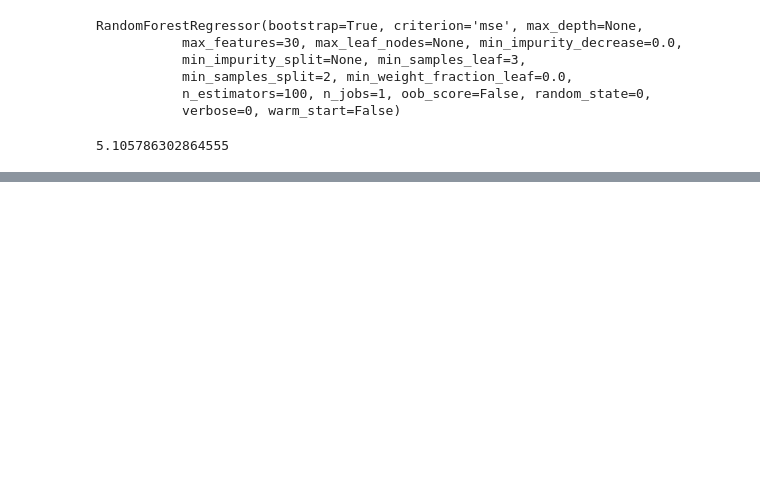
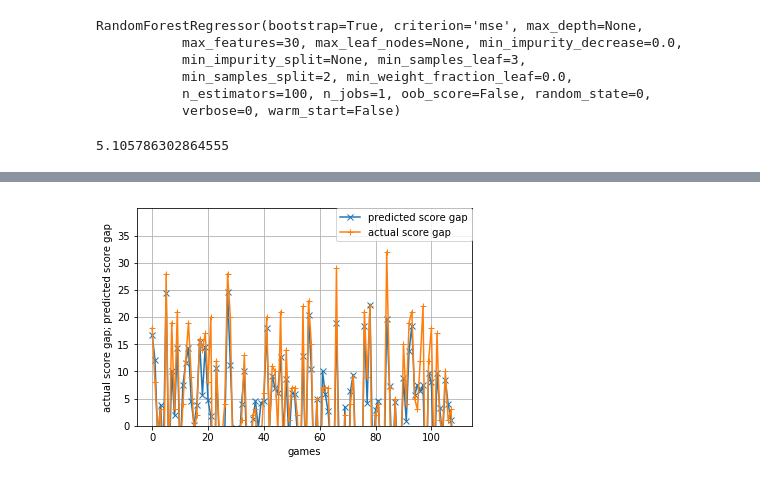
Before and after one commit to adabydee/unreal-madrid-project-1, a Jupyter notebook: PCA.ipynb, the cells around one changed output, grey strips where cells are left out. Drawn from its saved outputs; the diff is of its cells as text; code cells hidden in the pictures; blank space fills up the shorter version.

Commit message:
out of sample prediction

```diff
--- a/PCA.ipynb
+++ b/PCA.ipynb
@@ -76,5 +76,5 @@ rfreg = RandomForestRegressor(n_estimators=100, max_depth=25,
 feature_range = list(range(10,31))
 param_grid = dict(max_features=feature_range)
 # %%
-grid = GridSearchCV(rfreg, param_grid, cv=10, return_train_score=False, n_jobs = -1)
-grid.fit(train_x, train_y)
+# grid = GridSearchCV(rfreg, param_grid, cv=10, return_train_score=False, n_jobs = -1)
+# grid.fit(train_x, train_y)
@@ -106,5 +85,5 @@ RandomForestRegressor(bootstrap=True, criterion='mse', max_depth=25,
 # %%
-rfreg_best = RandomForestRegressor(n_estimators=100, **grid.best_params_,
+rfreg_best = RandomForestRegressor(n_estimators=100, max_features=30,
                               min_samples_split=2, min_samples_leaf=3,
                               random_state=0)
 rfreg_best.fit(train_x, train_y)
@@ -121,3 +100,13 @@ error = np.sqrt(mean_squared_error(test_y, prediction_randomfroest))
 print(error)
 # %% [output]
 5.105786302864555
+# %%
+# out-of-sample prediction
+out_of_sample = pd.read_csv('Out_of_Sample.csv')
+X_out = out_of_sample.drop(['score_gap_sign'], axis = 1)
+y_out = out_of_sample['score_gap_sign']
+rfreg_best.fit(x,y)
+pred = rfreg_best.predict(X_out)
+error = np.sqrt(mean_squared_error(y_out, pred))
+print(pred)
+print(error)
@@ -123,0 +131,19 @@ print(error)
+# %%
+# Visulization of prediction
+import matplotlib.pyplot as plt
+pred_list = list(pred)
+y_out_list = list(y_out)
+fig, ax = plt.subplots()
+plt.xlabel('games')
+plt.ylabel('actual score gap; predicted score gap')
+yticks = range(0,40,5)
+ax.set_yticks(yticks)
+ax.set_ylim([0,40])
+x = list(range(len(out_of_sample)))
+plt.plot(x,pred_list,"x-",label="predicted score gap")
+plt.plot(x,y_out_list,"+-",label="actual score gap")
+plt.grid(True)
+plt.legend(bbox_to_anchor=(1.0, 1), loc=1, borderaxespad=0.)
+plt.show()
+# %% [output]
+[figure, added]
```
Also changed, not shown: parts of 3 cells of this notebook, 1 other file.
